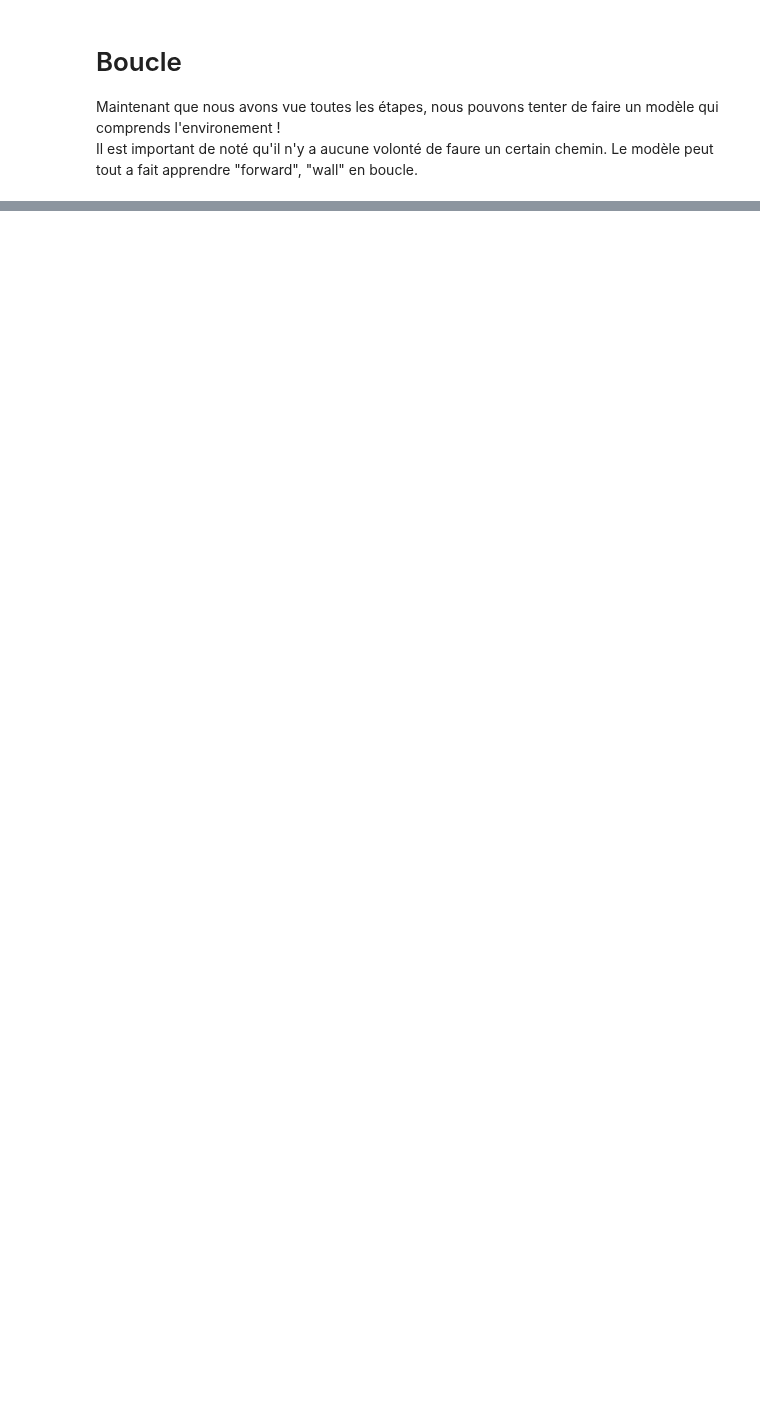
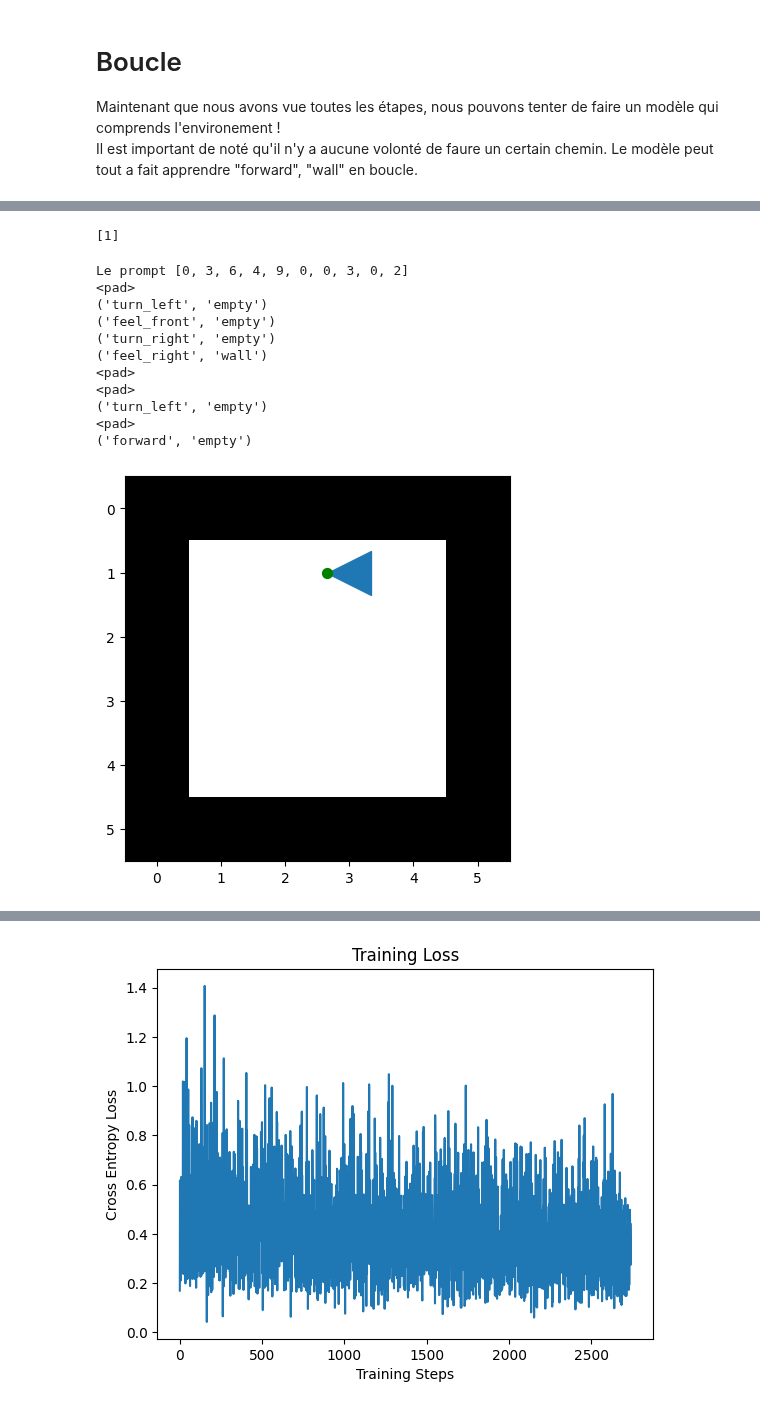
Before and after one commit to PEmarrel/Dpt_transformers, a Jupyter notebook: LSTMGen.ipynb, the cells around one changed output, grey strips where cells are left out. Drawn from its saved outputs; the diff is of its cells as text; code cells hidden in the pictures; blank space fills up the shorter version.

```diff
--- a/LSTMGen.ipynb
+++ b/LSTMGen.ipynb
@@ -434,0 +616,3 @@ Il est important de noté qu'il n'y a aucune volonté de faure un certain chemin
+# %%
+for i in data_loader_train:
+    print(i)
@@ -434,0 +729,76 @@ Il est important de noté qu'il n'y a aucune volonté de faure un certain chemin
+# %%
+actions = ['forward']
+outcomes = [env_test.outcome('forward')]
+seq_token = tokenizer.encode([(actions[-1], outcomes[-1])])
+print(seq_token)
+lstm_generator = LSTM_GenText(
+    num_emb=len(list_vocab),
+    hidden_size=16,
+    emb_size=16,
+    num_layers=num_layers,
+    dropout=0.1
+)
+opti = optim.Adam(lstm_generator.parameters(), lr=0.001)
+loss_fct = nn.CrossEntropyLoss()
+# %% [output]
+[1]
+# %%
+input_tokens = seq_token[-10:]
+print(f"\033[0;32mLe prompt\033[0m {input_tokens}")
+for i in input_tokens:
+    print(tokenizer.decode(i))
+print()
+env_test.display_world()
+input_tokens_tok = torch.tensor(input_tokens).reshape(1, -1)
+log_tokens, data_pred = generate_sentence_with_env(lstm_generator, input_tokens_tok, env_test, tokenizer)
+# print("\033[0;32m Génération du modèle :\033[0m")
+# for i in log_tokens:
+#     print(tokenizer.decode(i.item()))
+
+print('test mm')
+print([tokenizer.decode(token.item()) for token in log_tokens if token.item() != tokenizer.encode("<pad>")])
+print('size compute : ', len(log_tokens))
+
+seq_token += [token.item() for token in log_tokens]
+data_set = CustomDataSetTextGenByToken(
+    token=seq_token,
+    id_pad=tokenizer.encode("<pad>"),
+    context_lenght=21,
+    min=20)
+
+print(f"\033[0;32mtaille du jeu de donnée \033[0m{len(data_set)}")
+
+data_loader_train = DataLoader(
+        data_set,
+        batch_size=1,
+        shuffle=True,
+        num_workers=8
+    )
+
+td = TokenDrop(prob=0.1, pad_token=tokenizer.encode("<pad>"), num_special=1)
+training_loss_logger, entropy_logger = train(lstm_generator, 20, opti, loss_fct, td)
+
+plt.plot(training_loss_logger)
+plt.xlabel('Training Steps')
+plt.ylabel('Cross Entropy Loss')
+plt.title('Training Loss')
+plt.show()
+
+plt.plot(entropy_logger)
+plt.xlabel('Training Steps')
+plt.ylabel('Entropy')
+plt.title('Entropy')
+plt.show()
+# %% [output]
+Le prompt [0, 3, 6, 4, 9, 0, 0, 3, 0, 2]
+<pad>
+('turn_left', 'empty')
+('feel_front', 'empty')
+('turn_right', 'empty')
+('feel_right', 'wall')
+<pad>
+<pad>
+('turn_left', 'empty')
+<pad>
+('forward', 'empty')
+[figure, added]
@@ -434,0 +812 @@ Il est important de noté qu'il n'y a aucune volonté de faure un certain chemin
+[figure, added]
```
Also changed, not shown: parts of 40 cells of this notebook, 7 other files.
